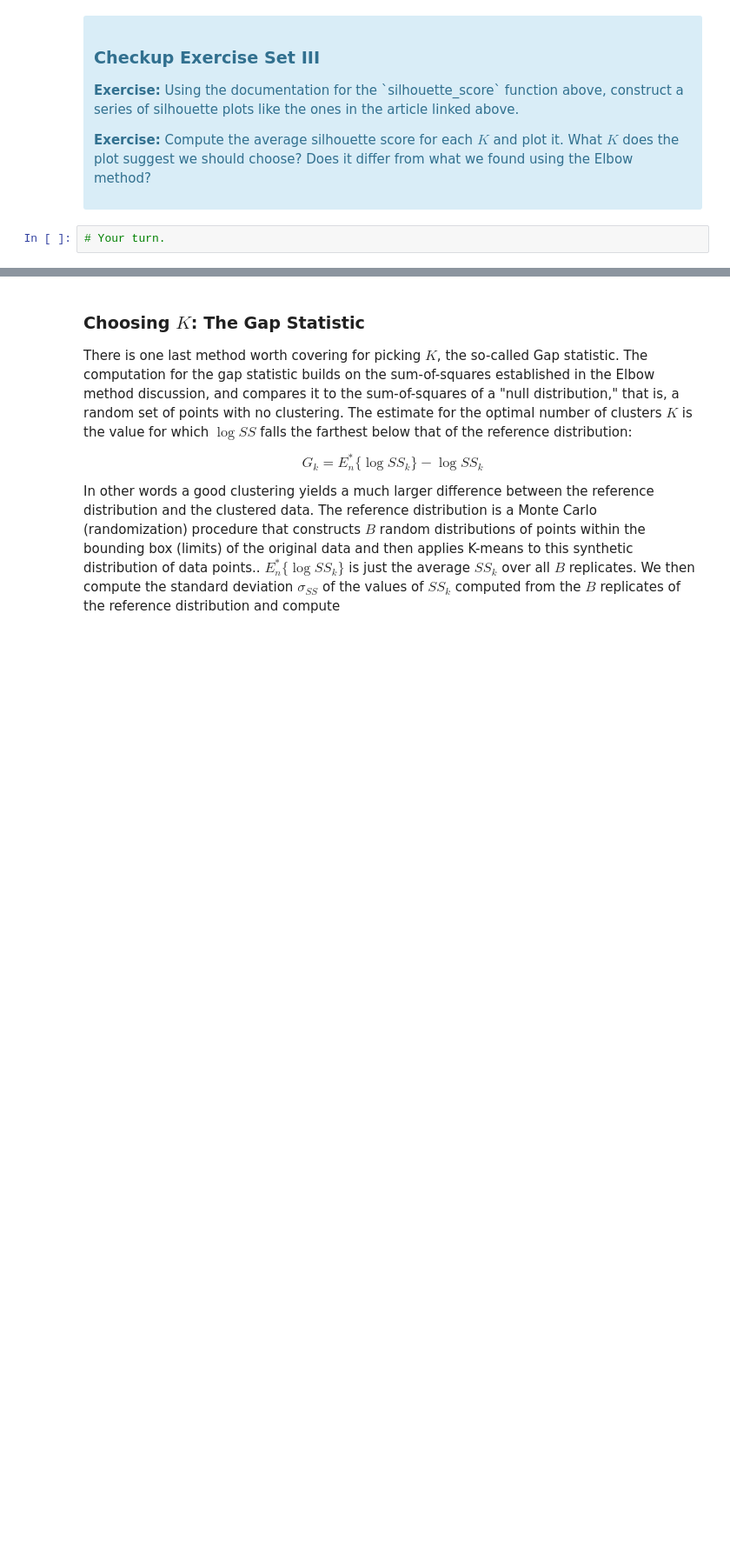
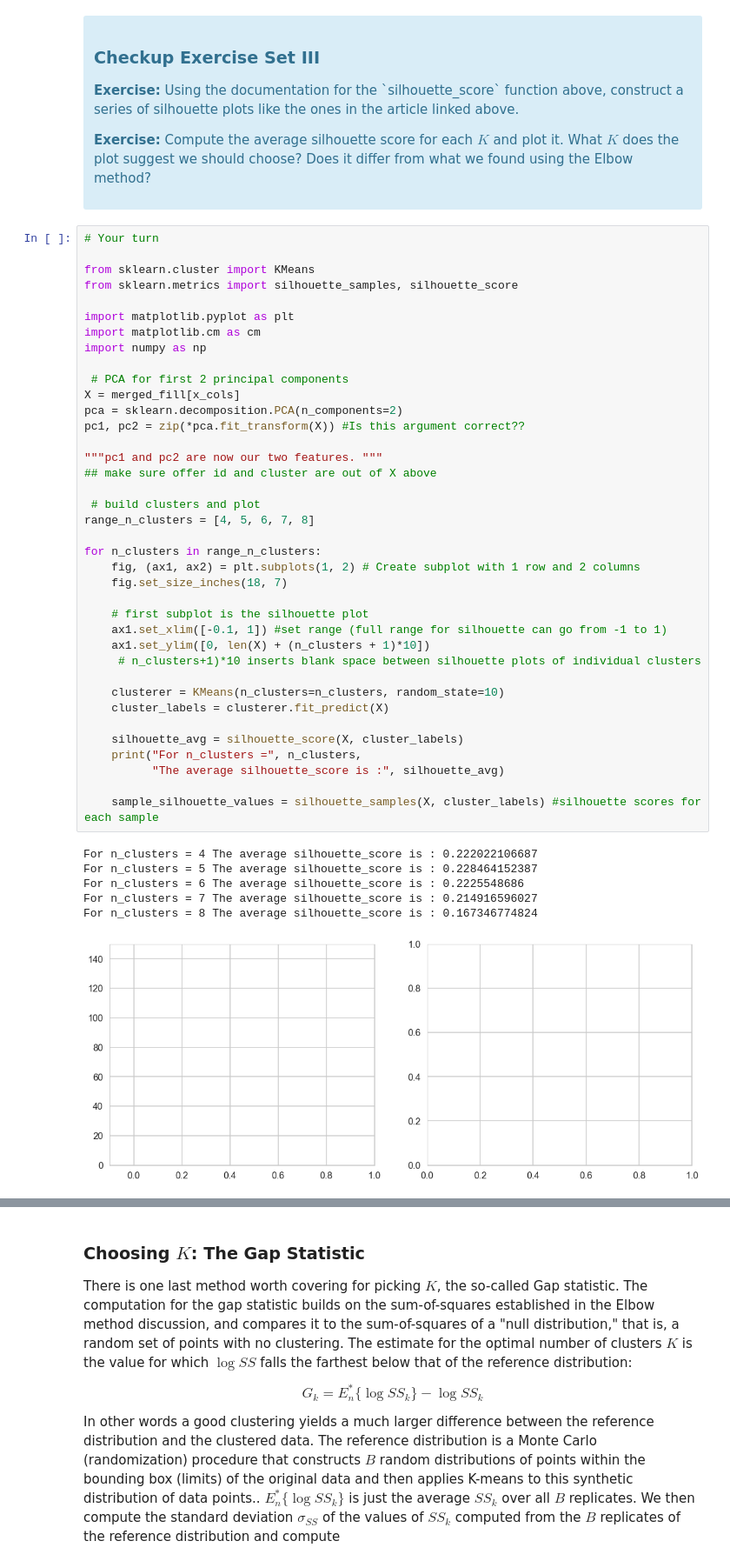
Before and after one commit to AOlden/sb-projects, a Jupyter notebook: clustering/Mini_Project_Clustering.ipynb, the cells around one changed output, grey strips where cells are left out. Shown at 87% size. Saved outputs shown, nothing was run; the diff lists cells and outputs as text; blank space fills up the shorter version.

```diff
--- a/clustering/Mini_Project_Clustering.ipynb
+++ b/clustering/Mini_Project_Clustering.ipynb
@@ -179,5 +179,48 @@ Fortunately, scikit-learn provides a function to compute this for us (phew!) cal
 
 <p><b>Exercise:</b> Compute the average silhouette score for each $K$ and plot it. What $K$ does the plot suggest we should choose? Does it differ from what we found using the Elbow method?</p>
 </div>
-# %%
-# Your turn.
+# %%
+# Your turn
+
+from sklearn.cluster import KMeans
+from sklearn.metrics import silhouette_samples, silhouette_score
+
+import matplotlib.pyplot as plt
+import matplotlib.cm as cm
+import numpy as np
+
+ # PCA for first 2 principal components
+X = merged_fill[x_cols]
+pca = sklearn.decomposition.PCA(n_components=2)
+pc1, pc2 = zip(*pca.fit_transform(X)) #Is this argument correct??
+
+"""pc1 and pc2 are now our two features. """
+## make sure offer id and cluster are out of X above
+
+ # build clusters and plot
+range_n_clusters = [4, 5, 6, 7, 8]
+
+for n_clusters in range_n_clusters:
+    fig, (ax1, ax2) = plt.subplots(1, 2) # Create subplot with 1 row and 2 columns
+    fig.set_size_inches(18, 7)
+
+    # first subplot is the silhouette plot
+    ax1.set_xlim([-0.1, 1]) #set range (full range for silhouette can go from -1 to 1)
+    ax1.set_ylim([0, len(X) + (n_clusters + 1)*10])
+     # n_clusters+1)*10 inserts blank space between silhouette plots of individual clusters
+
+    clusterer = KMeans(n_clusters=n_clusters, random_state=10)
+    cluster_labels = clusterer.fit_predict(X)
+
+    silhouette_avg = silhouette_score(X, cluster_labels)
+    print("For n_clusters =", n_clusters,
+          "The average silhouette_score is :", silhouette_avg)
+
+    sample_silhouette_values = silhouette_samples(X, cluster_labels) #silhouette scores for each sample
+# %% [output]
+For n_clusters = 4 The average silhouette_score is : 0.222022106687
+For n_clusters = 5 The average silhouette_score is : 0.228464152387
+For n_clusters = 6 The average silhouette_score is : 0.2225548686
+For n_clusters = 7 The average silhouette_score is : 0.214916596027
+For n_clusters = 8 The average silhouette_score is : 0.167346774824
+[figure, added]
```
Also changed, not shown: parts of 4 cells of this notebook.
